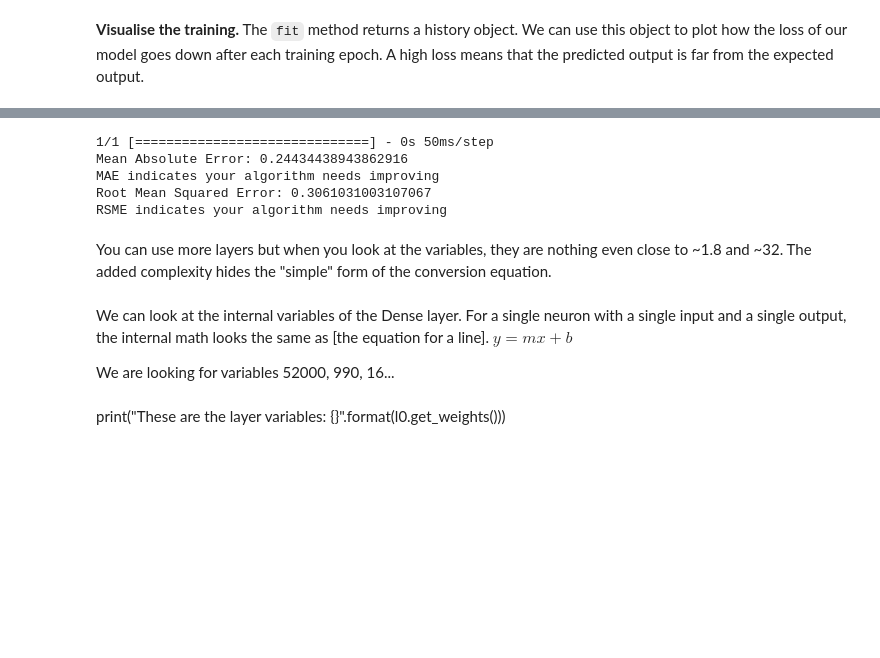
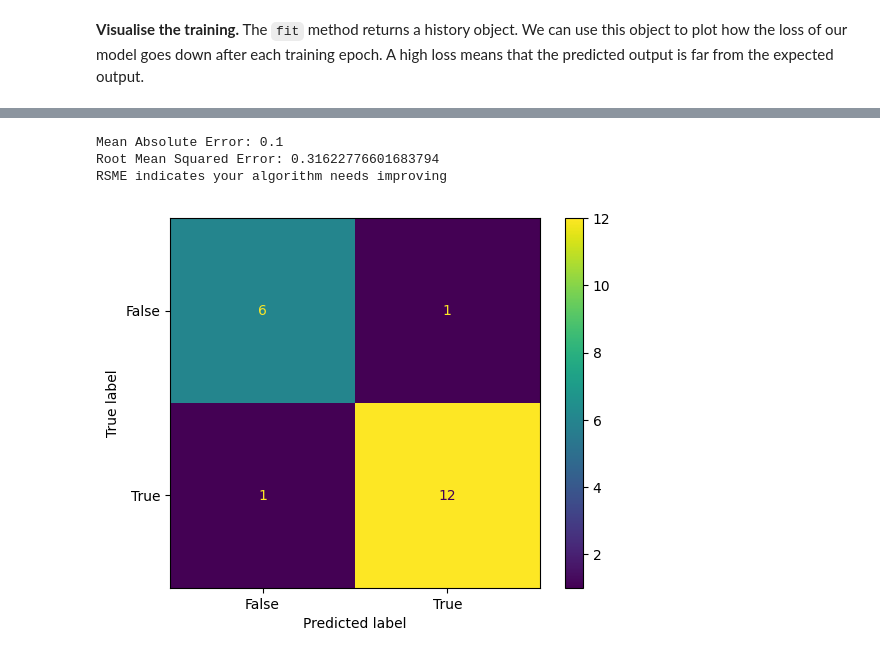
Before and after one commit to Cromana22/mod005444-p110136416-ele010, a Jupyter notebook: z-MOD005444-P110136416-ELE010-Neural.ipynb, the cells around one changed output, grey strips where cells are left out. Drawn from its saved outputs; the diff is of its cells as text; code cells hidden in the pictures; blank space fills up the shorter version.

```diff
--- a/z-MOD005444-P110136416-ELE010-Neural.ipynb
+++ b/z-MOD005444-P110136416-ELE010-Neural.ipynb
@@ -80,0 +83,11 @@ plt.plot(history.history['loss'])
+# %%
+outcome = model.predict(input_test)
+
+def round_half_up(n, decimals=0):
+    multiplier = 10 ** decimals
+    return numpy.floor(n*multiplier + 0.5) / multiplier
+
+outcome = round_half_up(outcome, decimals=0)
+outcome = [int(result) for result in outcome]
+print('Predicted Output: ', outcome)
+print('Expected Output:  ', output_test.to_list())
@@ -81,31 +104,23 @@ plt.plot(history.history['loss'])
 # %%
-outcome = model.predict(input_test)
-
 mae = metrics.mean_absolute_error(output_test, outcome)
 print('Mean Absolute Error:', mae)
 maeCheck = (max(output_test)-min(output_test))*0.1
 if mae > maeCheck:
     print('\033[91m'+'MAE indicates your algorithm needs improving'+'\033[0m')
 
 
 evalValue = numpy.sqrt(metrics.mean_squared_error(output_test, outcome))
 print('Root Mean Squared Error:', evalValue)
 avgOutput = numpy.average(output)
 if evalValue > avgOutput*0.1:
     print('\033[91m'+'RSME indicates your algorithm needs improving'+'\033[0m')
+
+confusion_matrix = metrics.confusion_matrix(output_test, outcome)
+cm_display = metrics.ConfusionMatrixDisplay(confusion_matrix = confusion_matrix, display_labels = [False, True])
+cm_display.plot()
+plt.show()
 # %% [output]
-1/1 [==============================] - 0s 50ms/step
-Mean Absolute Error: 0.24434438943862916
-MAE indicates your algorithm needs improving
-Root Mean Squared Error: 0.3061031003107067
+Mean Absolute Error: 0.1
+Root Mean Squared Error: 0.31622776601683794
 RSME indicates your algorithm needs improving
+[figure, added]
-# %% [markdown]
-You can use more layers but when you look at the variables, they are nothing even close to ~1.8 and ~32. The added complexity hides the "simple" form of the conversion equation.
-# %% [markdown]
-We can look at the internal variables of the Dense layer.
-For a single neuron with a single input and a single output, the internal math looks the same as [the equation for a line].
-$y = mx + b$
-
-We are looking for variables 52000, 990, 16...
-# %% [markdown]
-print("These are the layer variables: {}".format(l0.get_weights()))
```
Also changed, not shown: parts of 9 cells of this notebook, 2 other files.
